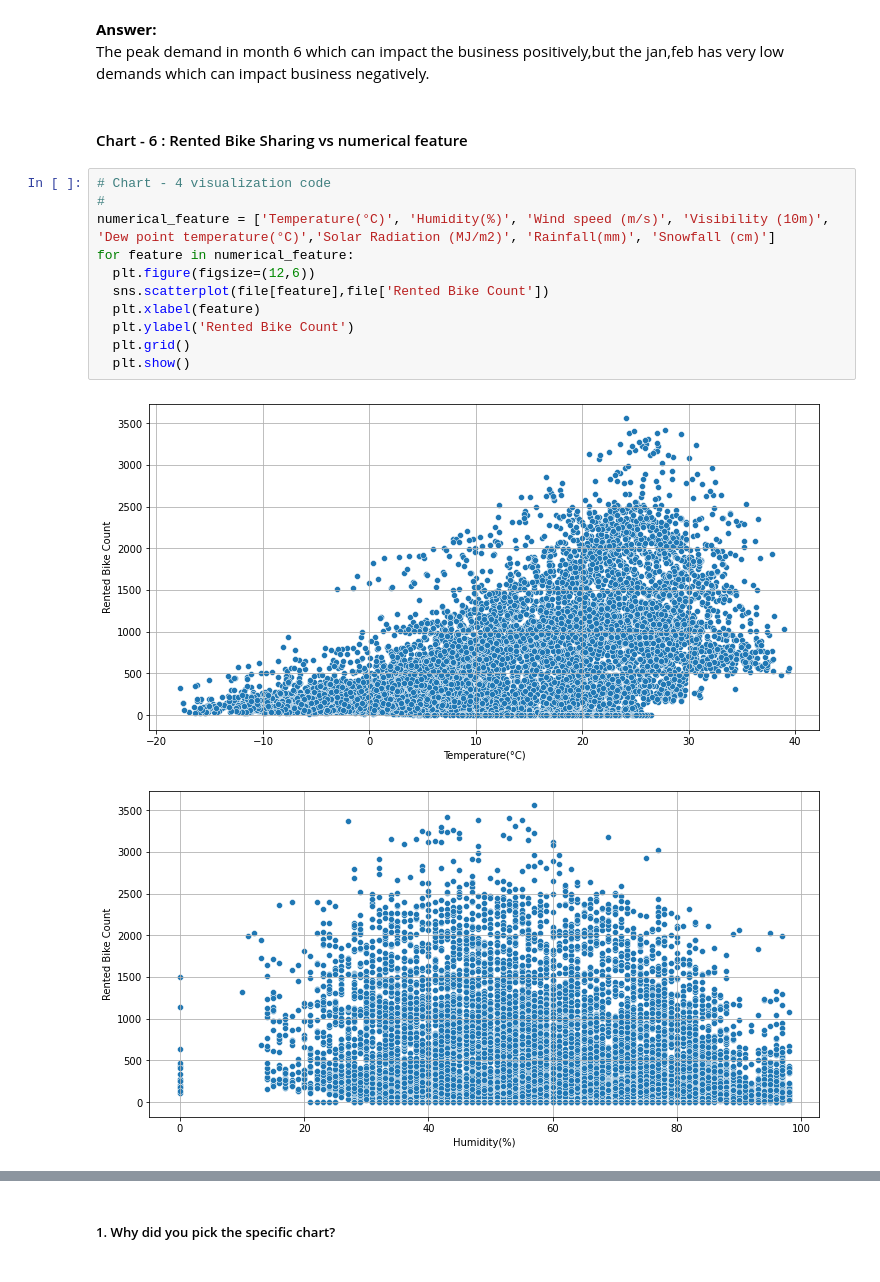
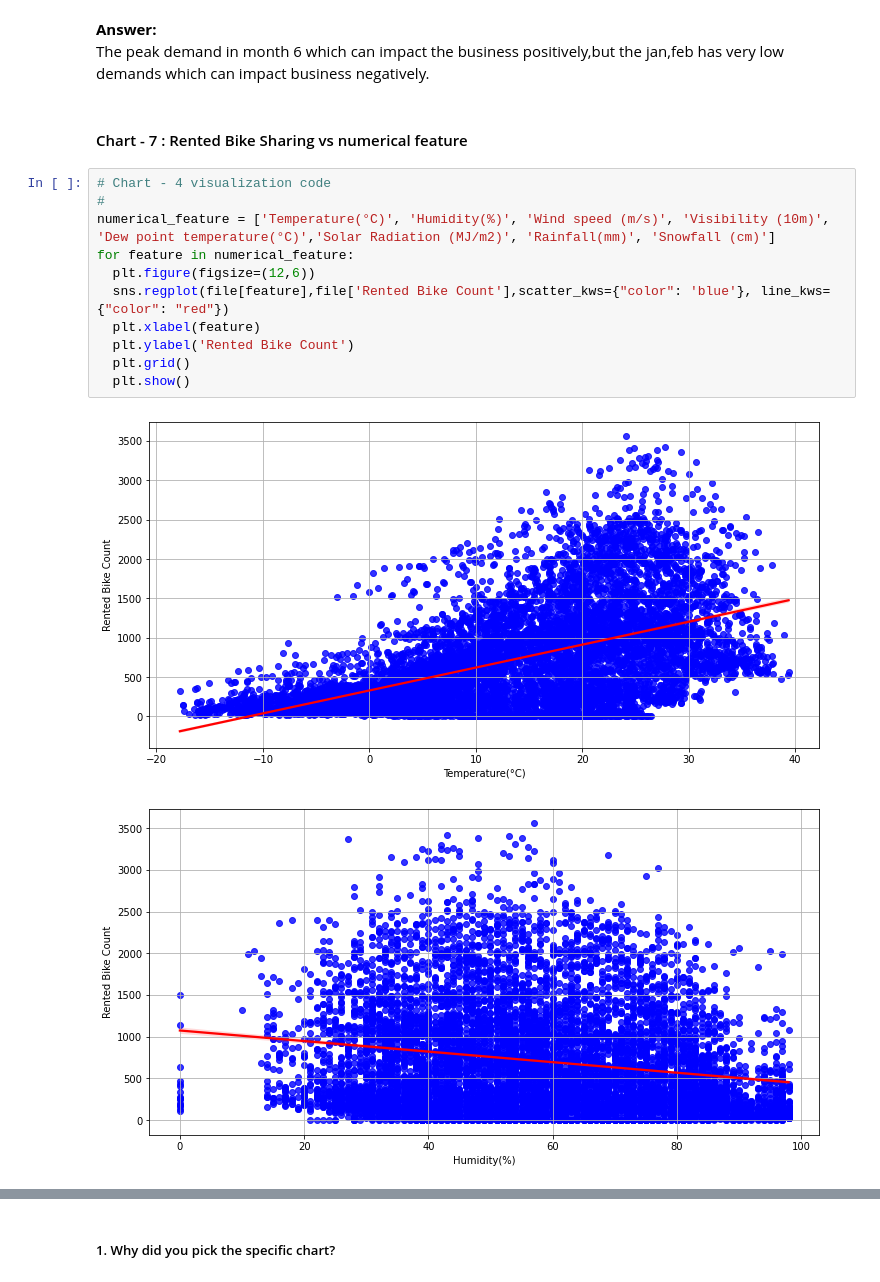
Before and after one commit to ad709kr/Bike-Sharing-Demand-Prediction, a Jupyter notebook: Copy_of_Sample_ML_Submission_Template.ipynb, the cells around one changed output, grey strips where cells are left out. Cells and saved outputs as stored; diff of their text form.

```diff
--- a/Copy_of_Sample_ML_Submission_Template.ipynb
+++ b/Copy_of_Sample_ML_Submission_Template.ipynb
@@ -558,18 +695,18 @@ Are there any insights that lead to negative growth? Justify with specific reaso
 **Answer:**
 <br> The peak demand in month 6 which can impact the business positively,but the jan,feb has very low demands which can impact business negatively.
 # %% [markdown]
-#### Chart - 6 : Rented Bike Sharing vs numerical feature
+#### Chart - 7 : Rented Bike Sharing vs numerical feature
 # %%
 # Chart - 4 visualization code
 #
 numerical_feature = ['Temperature(°C)', 'Humidity(%)', 'Wind speed (m/s)', 'Visibility (10m)', 'Dew point temperature(°C)','Solar Radiation (MJ/m2)', 'Rainfall(mm)', 'Snowfall (cm)']
 for feature in numerical_feature:
   plt.figure(figsize=(12,6))
-  sns.scatterplot(file[feature],file['Rented Bike Count'])
+  sns.regplot(file[feature],file['Rented Bike Count'],scatter_kws={"color": 'blue'}, line_kws={"color": "red"})
   plt.xlabel(feature)
   plt.ylabel('Rented Bike Count')
   plt.grid()
   plt.show()
 # %% [output]
-[figure, old version]
+[figure, new version]
-[figure, old version]
+[figure, new version]
```
Also changed, not shown: parts of 193 cells of this notebook.
